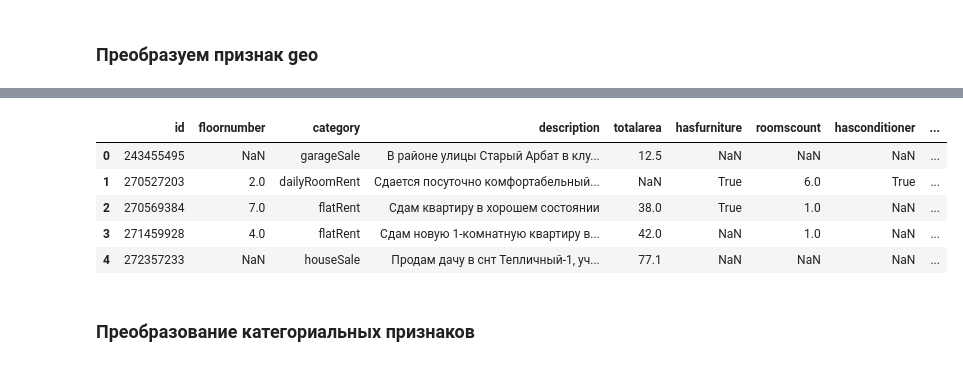
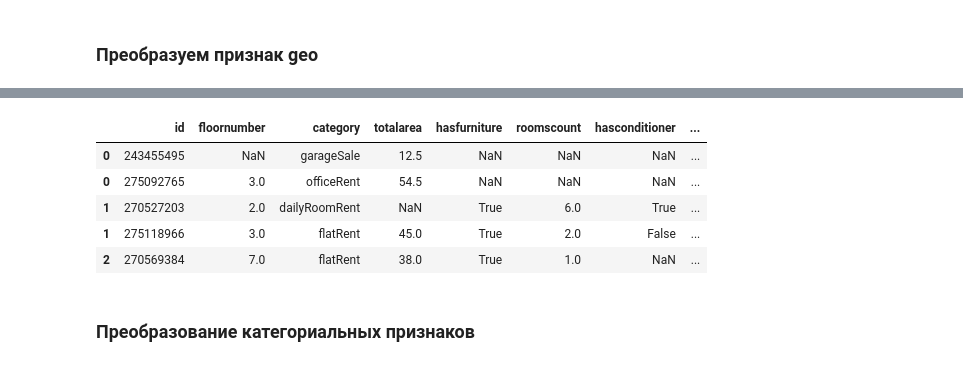
Before and after one commit to MariaZharova/recsys_internship, a Jupyter notebook: Embedding.ipynb, the cells around one changed output, grey strips where cells are left out. Drawn from its saved outputs; the diff is of its cells as text; code cells hidden in the pictures.

```diff
--- a/Embedding.ipynb
+++ b/Embedding.ipynb
@@ -324,0 +239,8 @@ memory usage: 8.5+ MB
+# %%
+data[['parking', 'utilitiesTerms']] = data[['parking', 'utilitiesTerms']].applymap(lambda x: \
+                                                                                   {} if pd.isnull(x) else x)
+parking_df = pd.DataFrame(data['parking'].values.tolist())
+utilitiesTerms_df = pd.DataFrame(data['utilitiesTerms'].dropna().values.tolist())
+
+parking_df.rename(columns={'currency': 'curr'}, inplace=True)
+data = data.join(parking_df).join(utilitiesTerms_df)
@@ -325,51 +256,16 @@ memory usage: 8.5+ MB
 # %%
-data = data.drop(['parking', 'infrastructure', 'utilitiesTerms'], axis=1)
+data = data.drop(['parking', 'utilitiesTerms'], axis=1)
-# %%
-"""# отдельная обработка списков словарей
-def make_one_dict(arg):
-    """
-        #функция, которая составляет один словарь из списка словарей
-    """
-#    if len(arg) == 1 or len(arg) == 0:
-#        return arg
-    tmp = {}
-    for dct in arg:
-        #print(arg)
-        for k, v in dct.items():
-            tmp[k] = v
-    return tmp
-
-data['railways'] = data['railways'].apply(make_one_dict)
-data['undergrounds'] = data['undergrounds'].apply(make_one_dict)
-data['calculatedUndergrounds'] = data['calculatedUndergrounds'].apply(make_one_dict)
-data['address'] = data['address'].apply(make_one_dict)
-data['district'] = data['district'].apply(make_one_dict)
-
-data = make_set_keys1(data, 'railways')
-data = make_set_keys1(data, 'undergrounds')
-data = make_set_keys1(data, 'calculatedUndergrounds')
-data = make_set_keys1(data, 'address')
-data = make_set_keys1(data, 'district')
-
-data = data.drop(['railways', 'undergrounds', 'calculatedUndergrounds', 'address', 'district'], axis=1)"""
 # %%
-def is_empty_list(arg):
-    if arg == []:
-        return np.nan
-data['includedOptions'] = data['includedOptions'].apply(is_empty_list)
-data['cranageTypes'] = data['cranageTypes'].apply(is_empty_list)
-data['extinguishingSystemTypes'] = data['extinguishingSystemTypes'].apply(is_empty_list)
-data['liftTypes'] = data['liftTypes'].apply(is_empty_list)
 colss = get_nan_cols(data, 0.9)
 data = data.drop(colss, axis=1)
 data.head()
 # %% [output]
-|  | id | floornumber | category | description | totalarea | hasfurniture | roomscount | hasconditioner | ... |
-| 0 | 243455495 | NaN | garageSale | В районе улицы Старый Арбат в клу... | 12.5 | NaN | NaN | NaN | ... |
-| 1 | 270527203 | 2.0 | dailyRoomRent | Сдается посуточно комфортабельный... | NaN | True | 6.0 | True | ... |
-| 2 | 270569384 | 7.0 | flatRent | Сдам квартиру в хорошем состоянии | 38.0 | True | 1.0 | NaN | ... |
-| 3 | 271459928 | 4.0 | flatRent | Сдам новую 1-комнатную квартиру в... | 42.0 | NaN | 1.0 | NaN | ... |
-| 4 | 272357233 | NaN | houseSale | Продам дачу в снт Тепличный-1, уч... | 77.1 | NaN | NaN | NaN | ... |
+|  | id | floornumber | category | totalarea | hasfurniture | roomscount | hasconditioner | ... |
+| 0 | 243455495 | NaN | garageSale | 12.5 | NaN | NaN | NaN | ... |
+| 0 | 275092765 | 3.0 | officeRent | 54.5 | NaN | NaN | NaN | ... |
+| 1 | 270527203 | 2.0 | dailyRoomRent | NaN | True | 6.0 | True | ... |
+| 1 | 275118966 | 3.0 | flatRent | 45.0 | True | 2.0 | False | ... |
+| 2 | 270569384 | 7.0 | flatRent | 38.0 | True | 1.0 | NaN | ... |
 # %% [markdown]
 ### Преобразование категориальных признаков
 # %%
```
Also changed, not shown: parts of 38 cells of this notebook.
